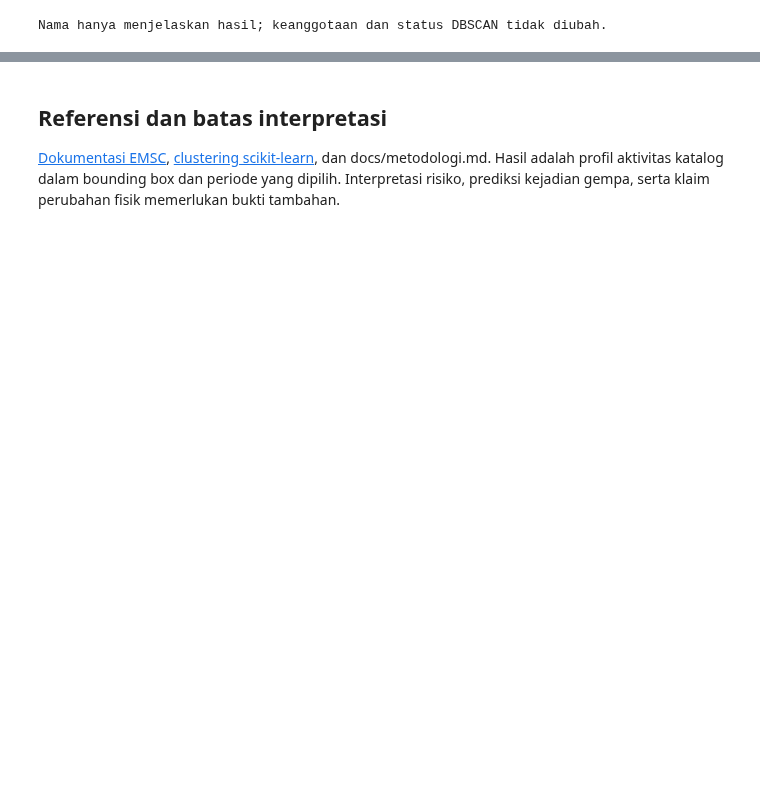
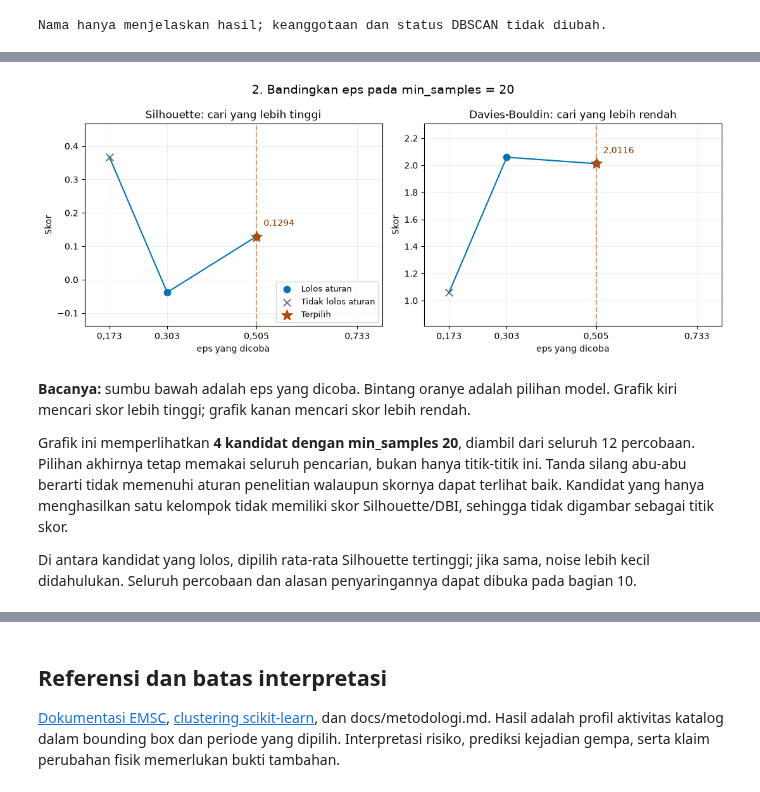
Before and after one commit to yudnata/machine-learning, a Jupyter notebook: notebooks/05_dbscan/05_dbscan.ipynb, the cells around one changed output, grey strips where cells are left out. Saved outputs shown, nothing was run; the diff lists cells and outputs as text; code cells hidden in the pictures; blank space fills up the shorter version.

```diff
--- a/notebooks/05_dbscan/05_dbscan.ipynb
+++ b/notebooks/05_dbscan/05_dbscan.ipynb
@@ -308,0 +357,49 @@ Name: n_grid_quarters, dtype: int64
+# %%
+simple_candidates = search.loc[search["min_samples"].eq(dbscan_metadata["min_samples"])].sort_values("eps")
+fig, axes = plt.subplots(1, 2, figsize=(11, 4.5))
+for ax, metric, title in zip(axes, ["silhouette", "davies_bouldin"],
+                            ["Silhouette: cari yang lebih tinggi", "Davies-Bouldin: cari yang lebih rendah"]):
+    ax.plot(simple_candidates["eps"], simple_candidates[metric], color="#0072B2", linewidth=1.5)
+    valid = simple_candidates[metric].notna()
+    accepted = simple_candidates["accepted"] & valid
+    rejected = ~simple_candidates["accepted"] & valid
+    ax.scatter(simple_candidates.loc[accepted, "eps"], simple_candidates.loc[accepted, metric], color="#0072B2", s=55, label="Lolos aturan")
+    ax.scatter(simple_candidates.loc[rejected, "eps"], simple_candidates.loc[rejected, metric], color="#777777", marker="x", s=70, label="Tidak lolos aturan")
+    ax.scatter(dbscan_metadata["eps"], selected_result[metric], color="#B44A00", s=160, marker="*", zorder=4, label="Terpilih")
+    ax.annotate(angka(selected_result[metric]), (dbscan_metadata["eps"], selected_result[metric]), xytext=(8, 12), textcoords="offset points", color="#803700")
+    ax.axvline(dbscan_metadata["eps"], color="#B44A00", linestyle="--", alpha=.5)
+    ax.set(title=title, xlabel="eps yang dicoba", ylabel="Skor")
+    ax.set_xticks(simple_candidates["eps"], [angka(value, 3) for value in simple_candidates["eps"]])
+    ax.margins(x=.15, y=.25)
+    eps_span = simple_candidates["eps"].max() - simple_candidates["eps"].min()
+    ax.set_xlim(simple_candidates["eps"].min() - .1 * eps_span, simple_candidates["eps"].max() + .1 * eps_span)
+    ax.grid(alpha=.2)
+axes[0].legend(loc="lower right", fontsize=9)
+fig.suptitle(f"2. Bandingkan eps pada min_samples = {dbscan_metadata['min_samples']}", fontsize=14)
+fig.tight_layout()
+fig.savefig(ROOT / "reports/figures/dbscan_simple_eps_scores.png", dpi=160)
+plt.show()
+plt.close(fig)
+display(Markdown(f"""**Bacanya:** sumbu bawah adalah eps yang dicoba. Bintang oranye adalah pilihan model.
+Grafik kiri mencari skor lebih tinggi; grafik kanan mencari skor lebih rendah.
+
+Grafik ini memperlihatkan **{len(simple_candidates)} kandidat dengan min_samples {dbscan_metadata['min_samples']}**, diambil dari seluruh {len(search)} percobaan.
+Pilihan akhirnya tetap memakai seluruh pencarian, bukan hanya titik-titik ini.
+Tanda silang abu-abu berarti tidak memenuhi aturan penelitian walaupun skornya dapat terlihat baik.
+Kandidat yang hanya menghasilkan satu kelompok tidak memiliki skor Silhouette/DBI, sehingga tidak digambar sebagai titik skor.
+
+Di antara kandidat yang lolos, dipilih rata-rata Silhouette tertinggi; jika sama, noise lebih kecil didahulukan.
+Seluruh percobaan dan alasan penyaringannya dapat dibuka pada bagian 10.
+"""))
+# %% [output]
+[figure, added]
+**Bacanya:** sumbu bawah adalah eps yang dicoba. Bintang oranye adalah pilihan model.
+Grafik kiri mencari skor lebih tinggi; grafik kanan mencari skor lebih rendah.
+
+Grafik ini memperlihatkan **4 kandidat dengan min_samples 20**, diambil dari seluruh 12 percobaan.
+Pilihan akhirnya tetap memakai seluruh pencarian, bukan hanya titik-titik ini.
+Tanda silang abu-abu berarti tidak memenuhi aturan penelitian walaupun skornya dapat terlihat baik.
+Kandidat yang hanya menghasilkan satu kelompok tidak memiliki skor Silhouette/DBI, sehingga tidak digambar sebagai titik skor.
+
+Di antara kandidat yang lolos, dipilih rata-rata Silhouette tertinggi; jika sama, noise lebih kecil didahulukan.
+Seluruh percobaan dan alasan penyaringannya dapat dibuka pada bagian 10.
```
Also changed, not shown: parts of 22 cells of this notebook, 21 other files.
